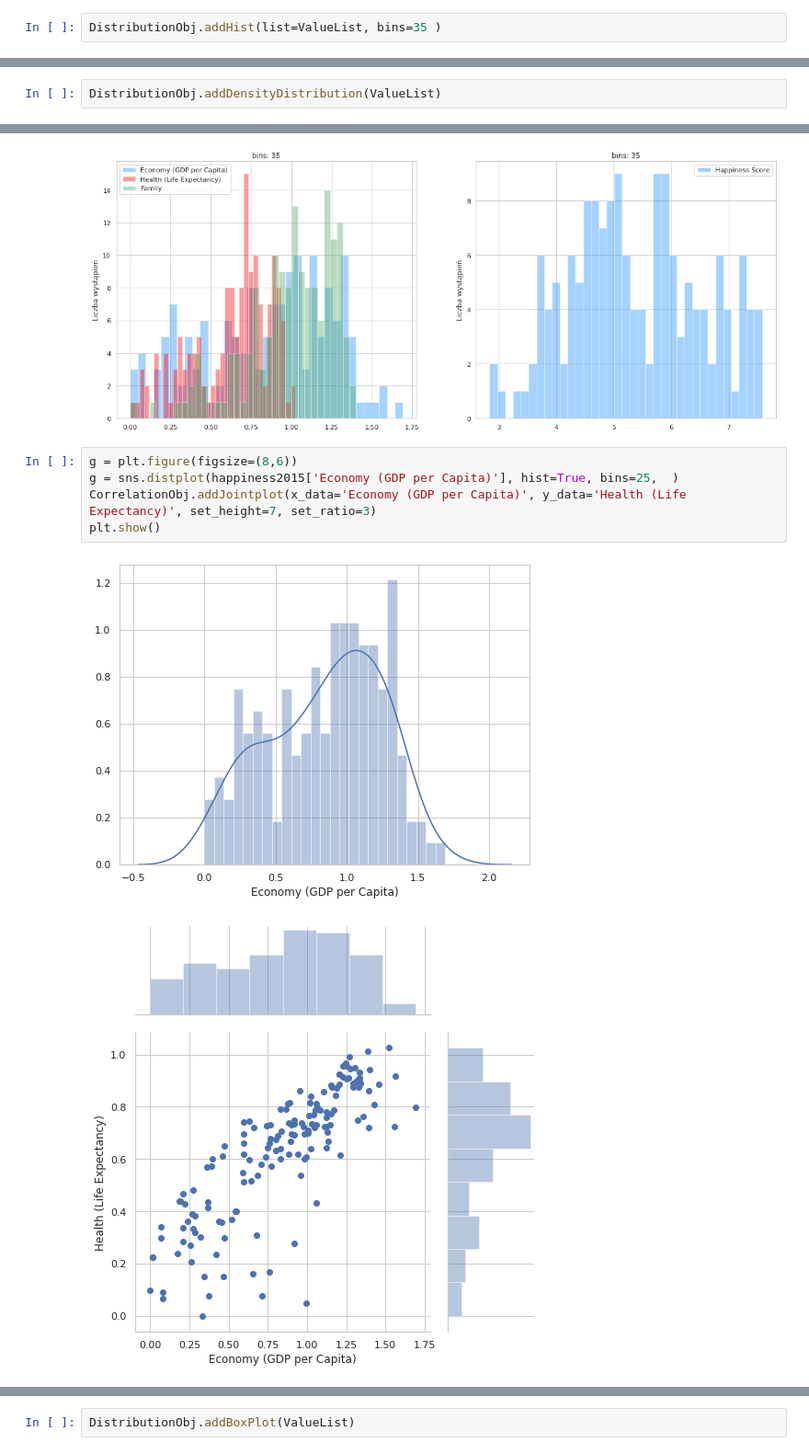
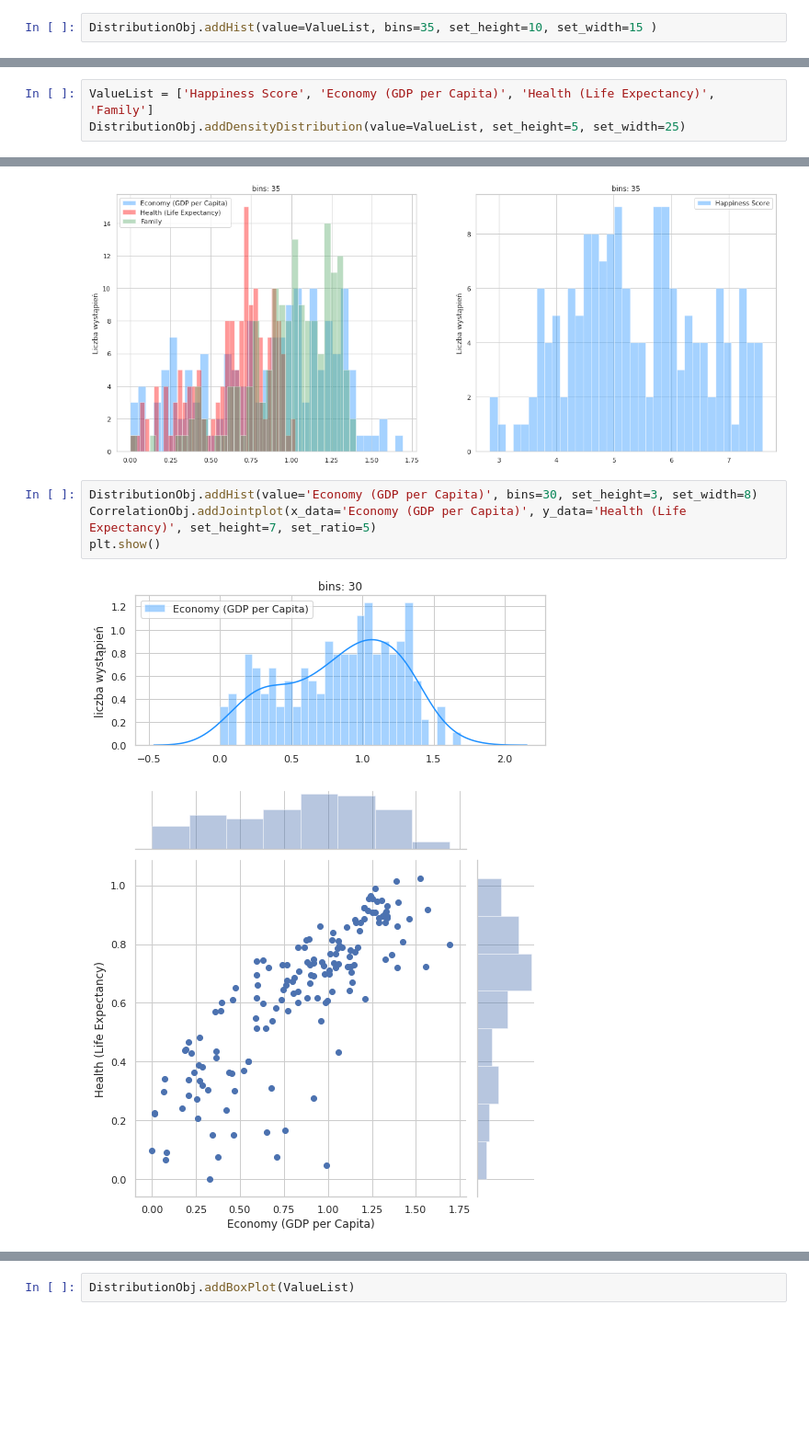
Before and after one commit to ArminD93/WorldHappinessReport, a Jupyter notebook: WorldHappinessReport_2015.ipynb, the cells around one changed output, grey strips where cells are left out. Shown at 92% size. Cells and saved outputs as stored; diff of their text form; blank space fills up the shorter version.

```diff
--- a/WorldHappinessReport_2015.ipynb
+++ b/WorldHappinessReport_2015.ipynb
@@ -140,5 +146,5 @@ DistributionObj.addHist_with_variety_values_of_bins(value=Value, bins=binsValues
 # %% [output]
 [figure]
 # %%
-DistributionObj.addHist(list=ValueList, bins=35 )
+DistributionObj.addHist(value=ValueList, bins=35, set_height=10, set_width=15 )
 # %% [output]
@@ -146,2 +151,0 @@ DistributionObj.addHist(list=ValueList, bins=35 )
-# %%
-DistributionObj.addDensityDistribution(ValueList)
@@ -149,0 +152,3 @@ DistributionObj.addDensityDistribution(ValueList)
+# %%
+ValueList = ['Happiness Score', 'Economy (GDP per Capita)', 'Health (Life Expectancy)', 'Family']
+DistributionObj.addDensityDistribution(value=ValueList, set_height=5, set_width=25)
@@ -152,11 +159,10 @@ DistributionObj.addStackedHist(list= ValueList, bins=35)
 # %% [output]
 [figure]
 # %%
-g = plt.figure(figsize=(8,6))
-g = sns.distplot(happiness2015['Economy (GDP per Capita)'], hist=True, bins=25,  )
-CorrelationObj.addJointplot(x_data='Economy (GDP per Capita)', y_data='Health (Life Expectancy)', set_height=7, set_ratio=3)
+DistributionObj.addHist(value='Economy (GDP per Capita)', bins=30, set_height=3, set_width=8)
+CorrelationObj.addJointplot(x_data='Economy (GDP per Capita)', y_data='Health (Life Expectancy)', set_height=7, set_ratio=5)
 plt.show()
 # %% [output]
-[figure, old version]
+[figure, new version]
-[figure, old version]
+[figure, new version]
 # %%
```
Also changed, not shown: parts of 10 cells of this notebook.
